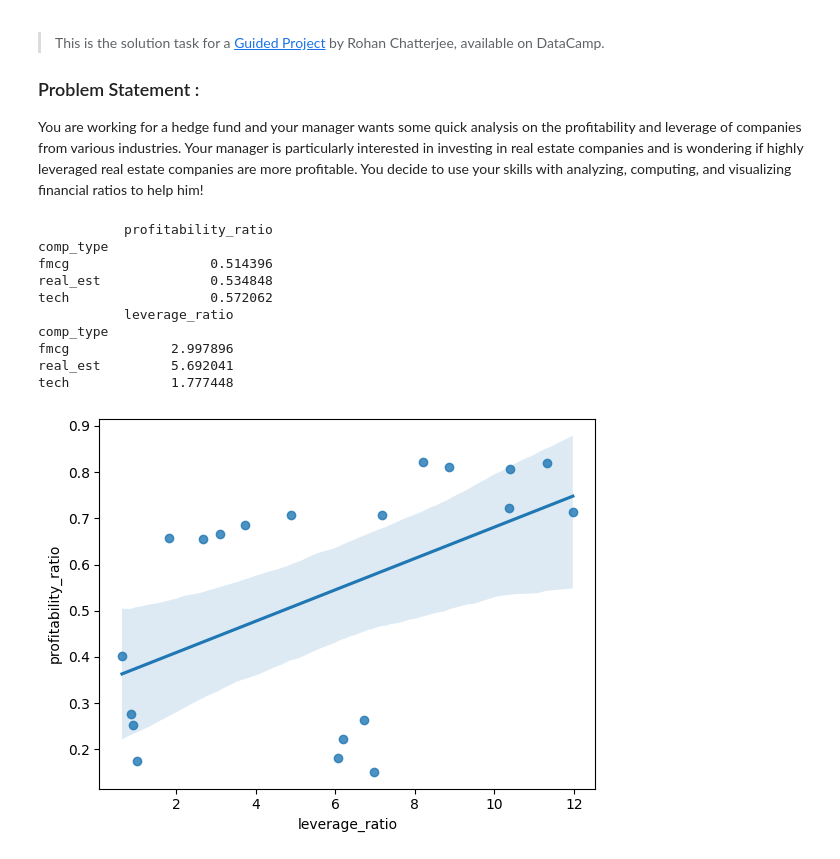
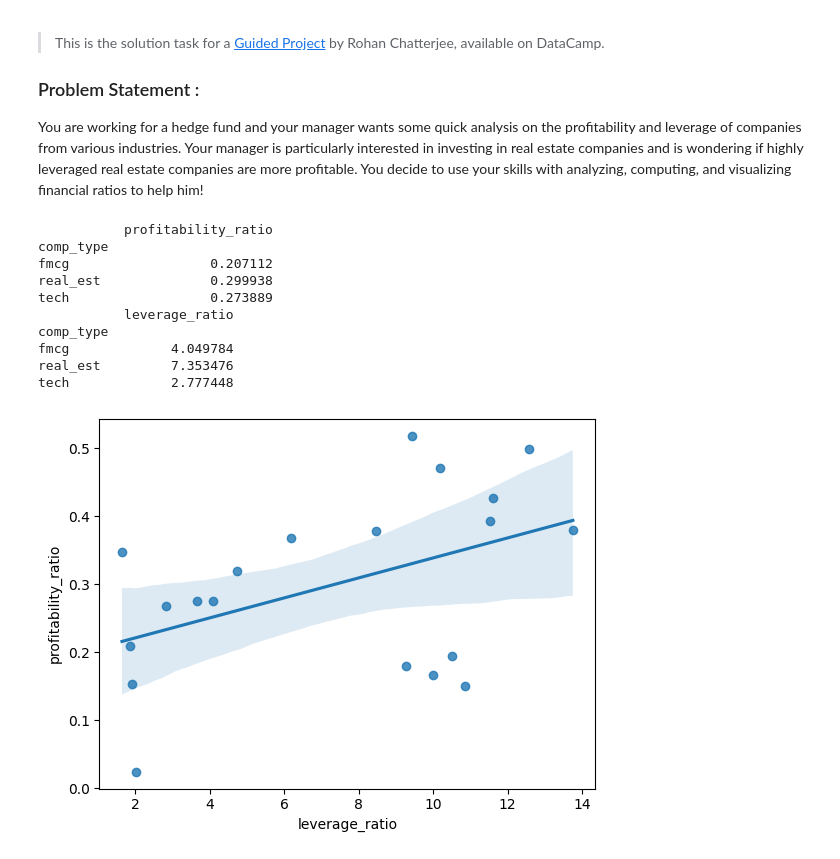
Before and after one commit to notcostheta/internship-speedrun, a Jupyter notebook: dc-finance/reports.ipynb, the cells around one changed output. Saved outputs shown, nothing was run; the diff lists cells and outputs as text; code cells hidden in the pictures.

```diff
--- a/dc-finance/reports.ipynb
+++ b/dc-finance/reports.ipynb
@@ -24,39 +24,39 @@ df_ratios = pd.merge(income_statement, balance_sheet, on = ["Year", "company", "
 
 # Compute gross margin ratio
 df_ratios["profitability_ratio"] = (df_ratios["Total Revenue"] - df_ratios["Cost Of Goods Sold"])/df_ratios["Total Revenue"]
 
 # Compute operating margin ratio, but commenting it out
-# df_ratios["profitability_ratio"] = (df_ratios["Total Revenue"] - df_ratios["Total Operating Expenses"])/df_ratios["Total Revenue"]
+df_ratios["profitability_ratio"] = (df_ratios["Total Revenue"] - df_ratios["Total Operating Expenses"])/df_ratios["Total Revenue"]
 
 # You only need to compute one leverage ratio, but we are providing the code to compute both the debt-to-equity ratio and the equity multiplier ratio
 
 # Compute debt-to-equity ratio
 df_ratios["leverage_ratio"] = df_ratios["Total Liab"]/df_ratios["Total Stockholder Equity"]
 
 # Compute equity multiplier ratio, but commenting it out
-# df_ratios["leverage_ratio"] = df_ratios["Total Assets"]/df_ratios["Total Stockholder Equity"]
+df_ratios["leverage_ratio"] = df_ratios["Total Assets"]/df_ratios["Total Stockholder Equity"]
 
 # Using pivot table to see the "comp_type" with the lowest average profitability ratio
 print(df_ratios.pivot_table(index="comp_type", values="profitability_ratio"))
 lowest_profitability = "fmcg"
 
 # Using pivot table to see the "comp_type" with the highest average leverage ratio
 print(df_ratios.pivot_table(index="comp_type", values="leverage_ratio"))
 highest_leverage = "real_est"
 
 # Plot the leverage ratio on x-axis and profitability on y axis to see if real estate companies with higher leverage ratio have  higher profitability
 df_real_est = df_ratios.loc[df_ratios["comp_type"]=="real_est"]
 plot = sns.regplot(data=df_real_est, x="leverage_ratio", y="profitability_ratio")
 relationship = "positive"
 # %% [output]
            profitability_ratio
 comp_type
-fmcg                  0.514396
-real_est              0.534848
-tech                  0.572062
+fmcg                  0.207112
+real_est              0.299938
+tech                  0.273889
            leverage_ratio
 comp_type
-fmcg             2.997896
-real_est         5.692041
-tech             1.777448
+fmcg             4.049784
+real_est         7.353476
+tech             2.777448
-[figure, old version]
+[figure, new version]
```
Also changed, not shown: parts of 1 cell of this notebook.
